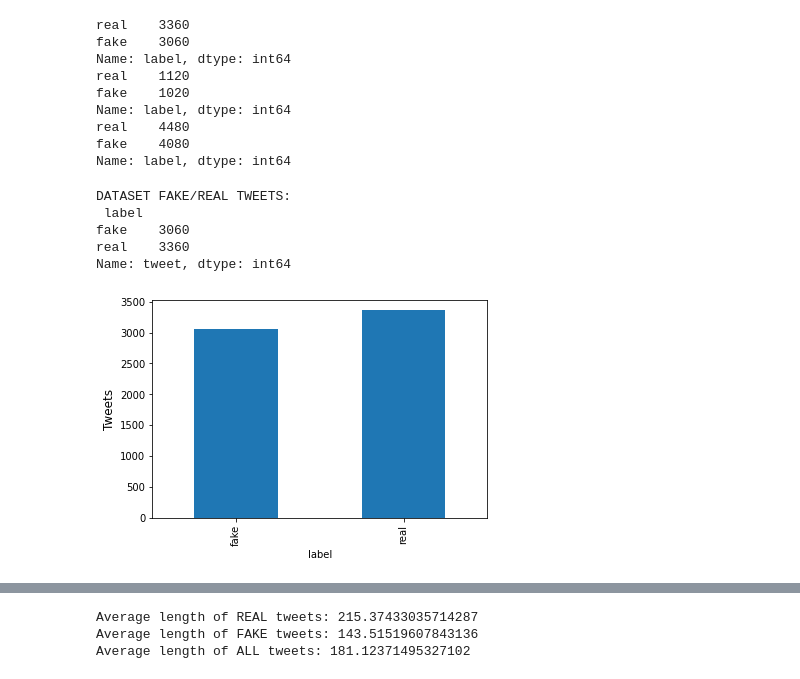
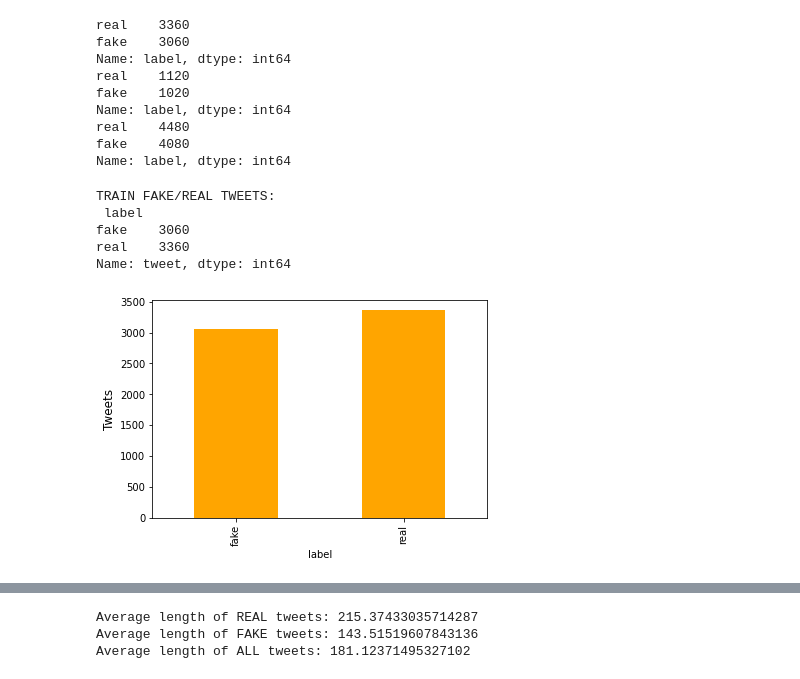
Before and after one commit to Emanuele-C/ML-SII_Project, a Jupyter notebook: stats.ipynb, the cells around one changed output, grey strips where cells are left out. Saved outputs shown, nothing was run; the diff lists cells and outputs as text; code cells hidden in the pictures.

Commit message:
some plots

```diff
--- a/stats.ipynb
+++ b/stats.ipynb
@@ -96,13 +96,13 @@ fake    4080
 Name: label, dtype: int64
 # %%
 # dataset: fake/real tweets distribution
-print('\033[1m'+'DATASET FAKE/REAL TWEETS:'+'\033[0m \n',train.groupby(['label'])['tweet'].count())
-train.groupby(['label'])['tweet'].count().plot(kind="bar").set_ylabel("Tweets",fontsize="12")
+print('\033[1m'+'TRAIN FAKE/REAL TWEETS:'+'\033[0m \n',train.groupby(['label'])['tweet'].count())
+train.groupby(['label'])['tweet'].count().plot(kind='bar',color='orange').set_ylabel('Tweets',fontsize="12")
 plt.show()
 # %% [output]
-DATASET FAKE/REAL TWEETS:
+TRAIN FAKE/REAL TWEETS:
  label
 fake    3060
 real    3360
 Name: tweet, dtype: int64
-[figure, old version]
+[figure, new version]
```
Also changed, not shown: parts of 5 cells of this notebook.
